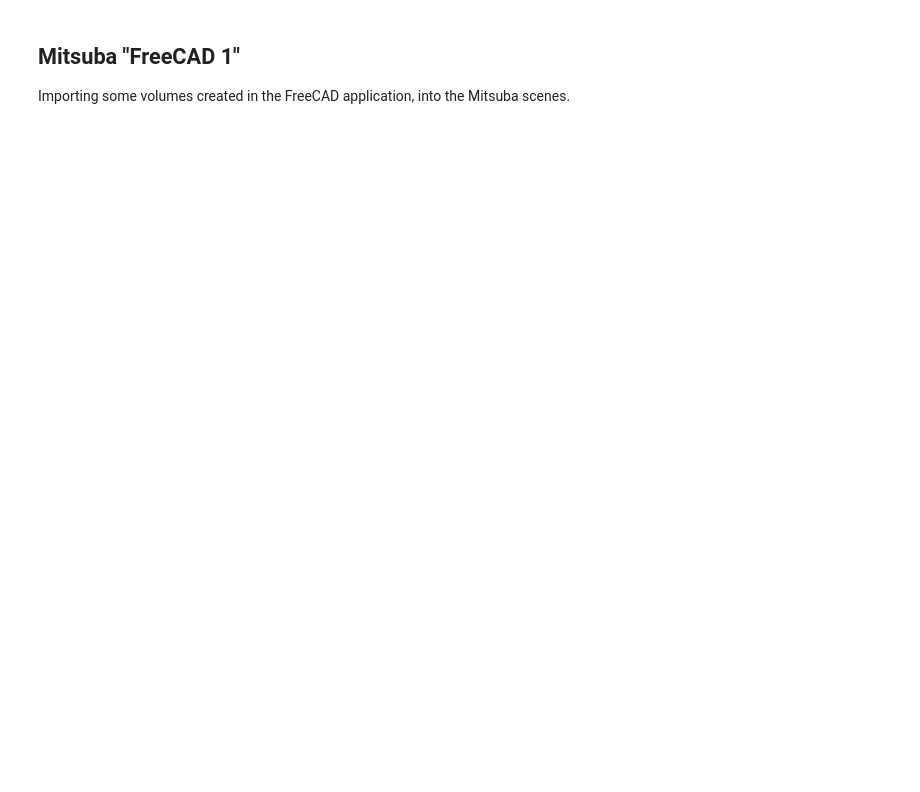
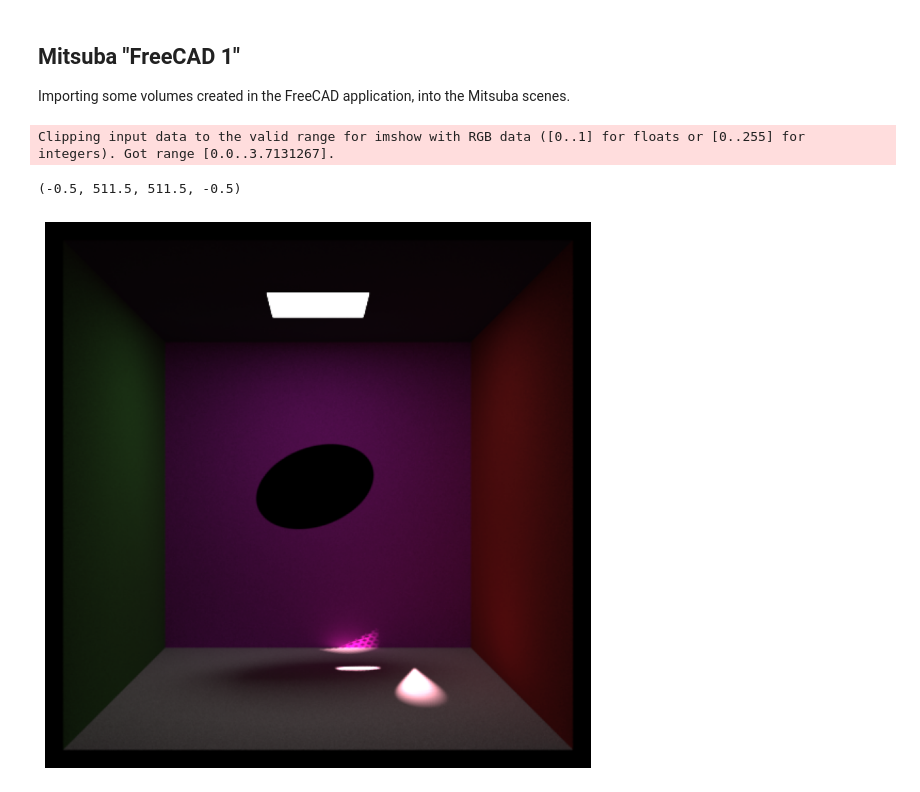
Before and after one commit to BNLNPPS/esi-mitsuba-sandbox, a Jupyter notebook: notebooks/mitsuba_freecad_1.ipynb, the cells around one changed output. Drawn from its saved outputs; the diff is of its cells as text; code cells hidden in the pictures; blank space fills up the shorter version.

```diff
--- a/notebooks/mitsuba_freecad_1.ipynb
+++ b/notebooks/mitsuba_freecad_1.ipynb
@@ -8,10 +8,14 @@ import matplotlib.pyplot    as plt
 mi.variants() # mi.set_variant("llvm_ad_rgb") # mi.set_variant("scalar_rgb") # mi.set_variant("cuda_ad_rgb")
 mi.set_variant("cuda_ad_rgb")
 # %%
-scene   = mi.load_file("../scenes/freecadbox.xml")
+scene   = mi.load_file("../scenes/freecad/freecadbox.xml")
 img1    = mi.render(scene, spp=512)
 
 plt.figure(figsize=(10,10))
 plt.imshow(img1 ** (1.0 / 1.7))
 plt.axis("off")
+# %% [output]
+Clipping input data to the valid range for imshow with RGB data ([0..1] for floats or [0..255] for integers). Got range [0.0..3.7131267].
+(-0.5, 511.5, 511.5, -0.5)
+[figure, added]
 # %%
```
Also changed, not shown: parts of 1 cell of this notebook, 12 other files.
